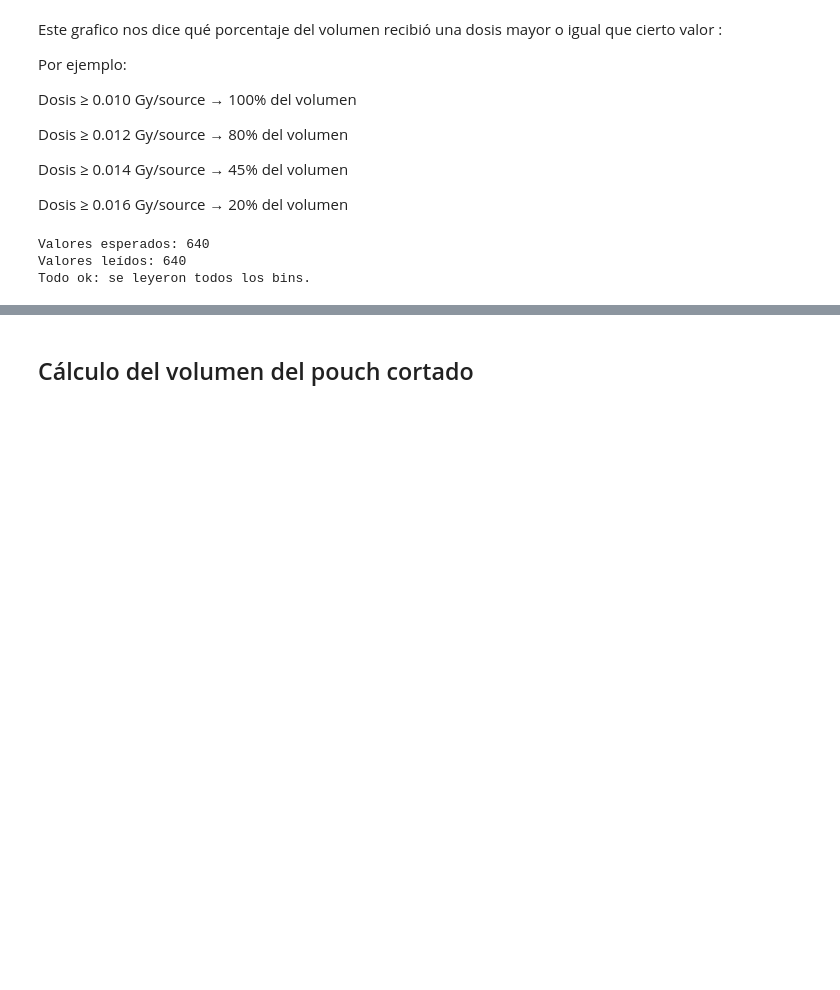
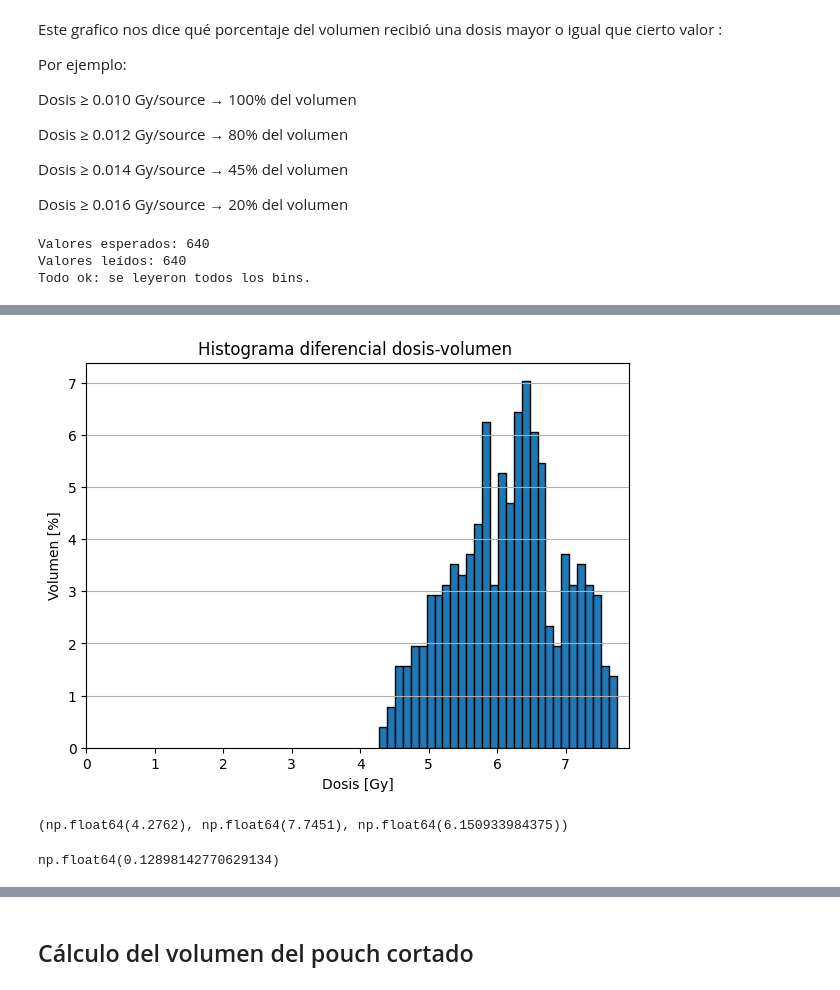
Before and after one commit to arirodriguez001/Laboratory-VI, a Jupyter notebook: Modelo V0/histograma_dosis-vol_V0.ipynb, the cells around one changed output, grey strips where cells are left out. Drawn from its saved outputs; the diff is of its cells as text; code cells hidden in the pictures; blank space fills up the shorter version.

```diff
--- a/Modelo V0/histograma_dosis-vol_V0.ipynb
+++ b/Modelo V0/histograma_dosis-vol_V0.ipynb
@@ -220,0 +472,48 @@ Todo ok: se leyeron todos los bins.
+# %%
+tiempo_seg = 300
+
+data_dosis_fisica = data_dosis * tiempo_seg
+
+n_voxeles = len(data_dosis_fisica)
+
+if n_voxeles == 0:
+    raise ValueError("No hay voxeles del pouch en las primeras 2 capas z.")
+
+volumen_por_voxel = 100.0 / n_voxeles
+
+bins_dosis = 30
+
+volumen_por_intervalo, bordes_dosis = np.histogram(
+    data_dosis_fisica,
+    bins=bins_dosis,
+    weights=np.ones_like(data_dosis_fisica) * volumen_por_voxel
+)
+
+centros_dosis = 0.5 * (bordes_dosis[:-1] + bordes_dosis[1:])
+anchos = np.diff(bordes_dosis)
+
+plt.figure(figsize=(7, 5))
+plt.bar(
+    centros_dosis,
+    volumen_por_intervalo,
+    width=anchos,
+    align="center",
+    edgecolor="black"
+)
+
+plt.xlabel("Dosis [Gy]")
+plt.ylabel("Volumen [%]")
+plt.title("Histograma diferencial dosis-volumen ")
+plt.xlim(left=0)
+plt.grid(True, axis="y")
+plt.show()
+# %% [output]
+[figure, added]
+# %%
+np.min(data_dosis_fisica), np.max(data_dosis_fisica), np.mean(data_dosis_fisica)
+# %% [output]
+(np.float64(4.2762), np.float64(7.7451), np.float64(6.150933984375))
+# %%
+np.std(data_dosis_fisica)/np.mean(data_dosis_fisica)
+# %% [output]
+np.float64(0.12898142770629134)
```
Also changed, not shown: parts of 30 cells of this notebook, 41 other files.
